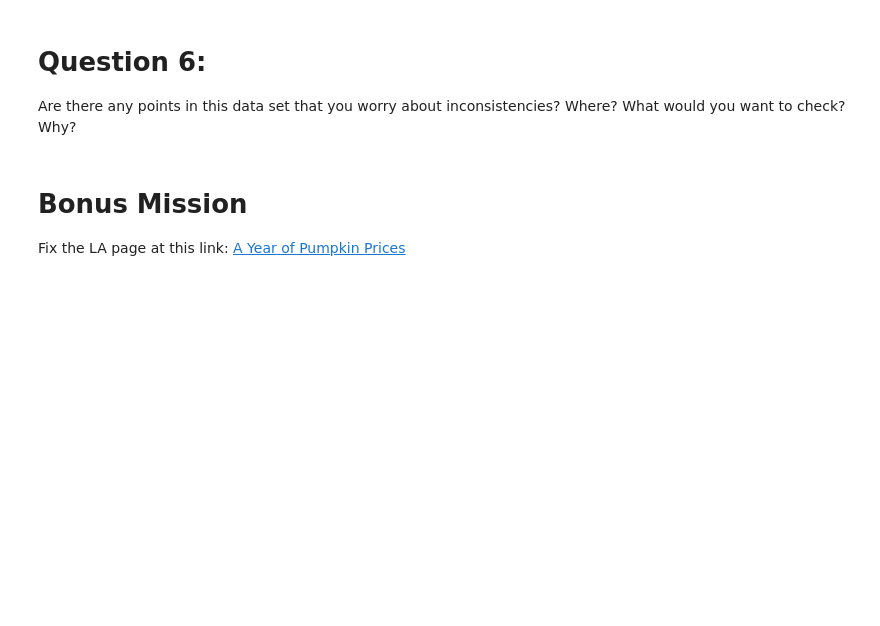
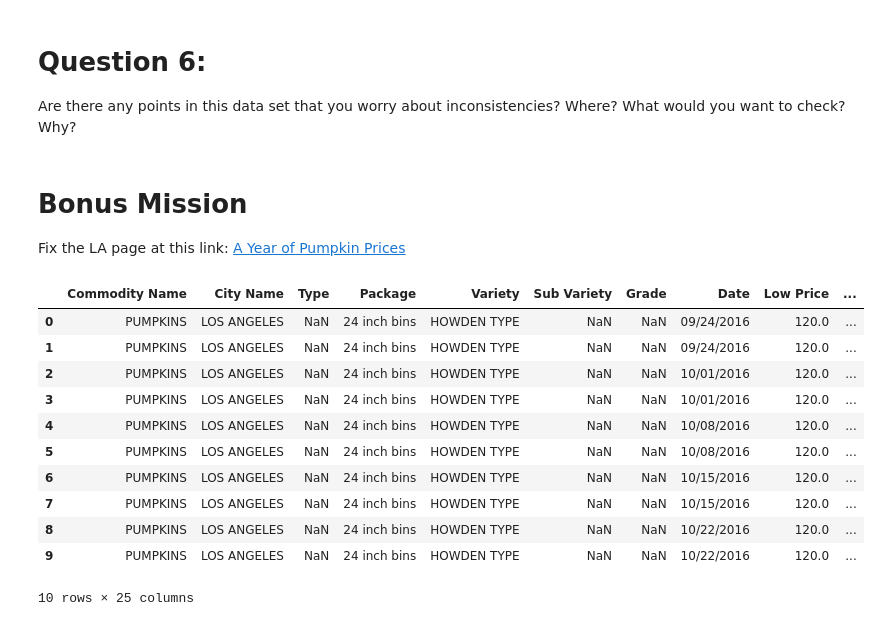
Before and after one commit to MiaFRobinson3/data-analysis-projects2, a Jupyter notebook: cleaning-data-with-pandas/studio/SFran-pumpkins.ipynb, the cells around one changed output. Drawn from its saved outputs; the diff is of its cells as text; code cells hidden in the pictures; blank space fills up the shorter version.

```diff
--- a/cleaning-data-with-pandas/studio/SFran-pumpkins.ipynb
+++ b/cleaning-data-with-pandas/studio/SFran-pumpkins.ipynb
@@ -215,3 +306,23 @@ Where?  What would you want to check?  Why?
 # Bonus Mission
 
 Fix the LA page at this link: [A Year of Pumpkin Prices](https://www.kaggle.com/usda/a-year-of-pumpkin-prices)
+# %%
+import pandas as pd
+import numpy as np
+import matplotlib
+import matplotlib.pyplot as plt
+data = pd.read_csv("/Users/miafusco/Documents/LaunchCode/data-analysis-projects2/los-angeles_9-24-2016_9-30-2017.csv")
+data.head(10)
+# %% [output]
+|  | Commodity Name | City Name | Type | Package | Variety | Sub Variety | Grade | Date | Low Price | ... |
+| 0 | PUMPKINS | LOS ANGELES | NaN | 24 inch bins | HOWDEN TYPE | NaN | NaN | 09/24/2016 | 120.0 | ... |
+| 1 | PUMPKINS | LOS ANGELES | NaN | 24 inch bins | HOWDEN TYPE | NaN | NaN | 09/24/2016 | 120.0 | ... |
+| 2 | PUMPKINS | LOS ANGELES | NaN | 24 inch bins | HOWDEN TYPE | NaN | NaN | 10/01/2016 | 120.0 | ... |
+| 3 | PUMPKINS | LOS ANGELES | NaN | 24 inch bins | HOWDEN TYPE | NaN | NaN | 10/01/2016 | 120.0 | ... |
+| 4 | PUMPKINS | LOS ANGELES | NaN | 24 inch bins | HOWDEN TYPE | NaN | NaN | 10/08/2016 | 120.0 | ... |
+| 5 | PUMPKINS | LOS ANGELES | NaN | 24 inch bins | HOWDEN TYPE | NaN | NaN | 10/08/2016 | 120.0 | ... |
+| 6 | PUMPKINS | LOS ANGELES | NaN | 24 inch bins | HOWDEN TYPE | NaN | NaN | 10/15/2016 | 120.0 | ... |
+| 7 | PUMPKINS | LOS ANGELES | NaN | 24 inch bins | HOWDEN TYPE | NaN | NaN | 10/15/2016 | 120.0 | ... |
+| 8 | PUMPKINS | LOS ANGELES | NaN | 24 inch bins | HOWDEN TYPE | NaN | NaN | 10/22/2016 | 120.0 | ... |
+| 9 | PUMPKINS | LOS ANGELES | NaN | 24 inch bins | HOWDEN TYPE | NaN | NaN | 10/22/2016 | 120.0 | ... |
+10 rows × 25 columns
```
Also changed, not shown: parts of 27 cells of this notebook, 8 other files.
